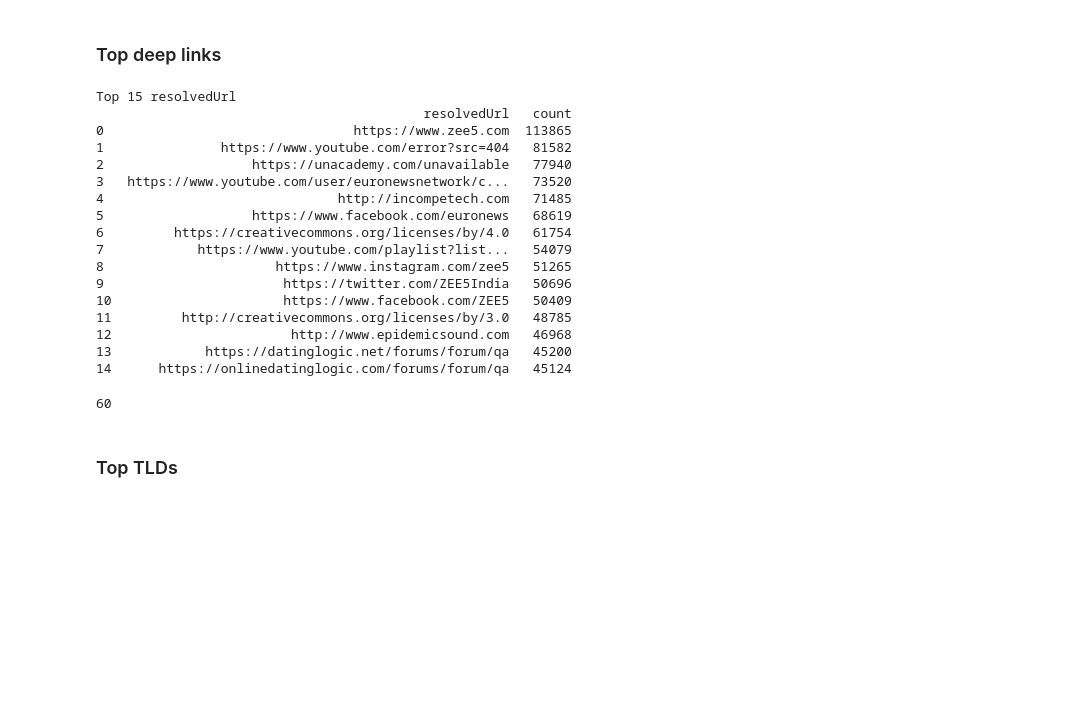
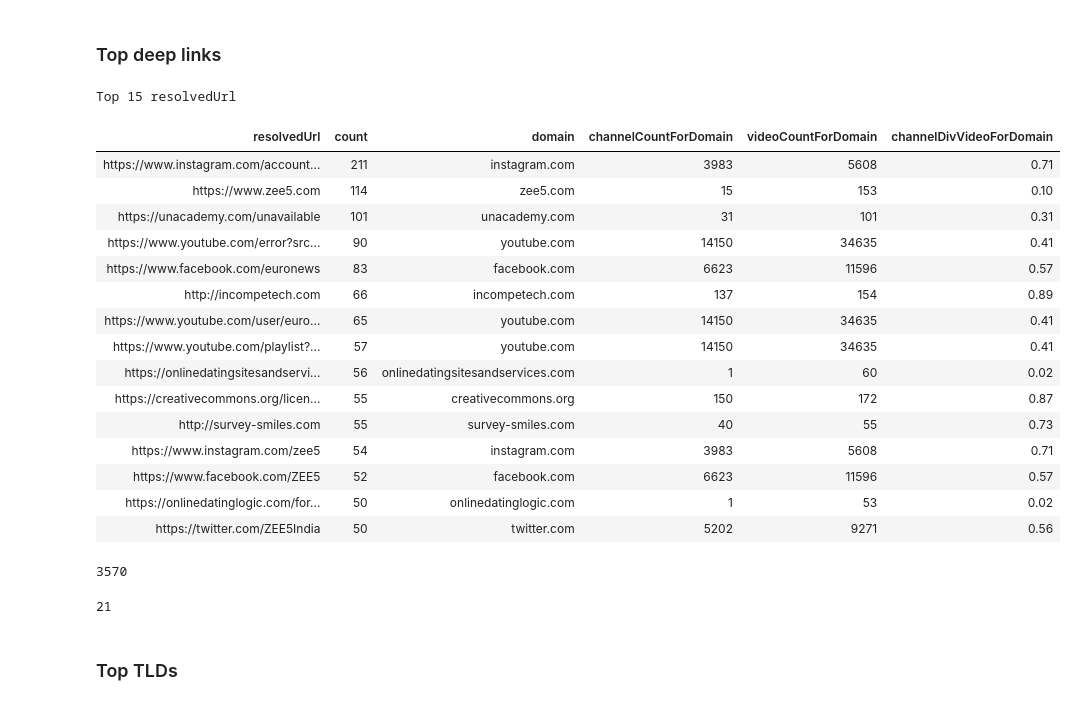
Before and after one commit to ErikBorra/yt_url_analysis, a Jupyter notebook: urls_analysis.ipynb, the cells around one changed output. Cells and saved outputs as stored; diff of their text form; code cells hidden in the pictures; blank space fills up the shorter version.

```diff
--- a/urls_analysis.ipynb
+++ b/urls_analysis.ipynb
@@ -297,35 +414,52 @@ Top 15 hosts
 # %%
 # reset count column
 pd_url_data['count'] = 1
 # count resolved deep links in URLs data set and sort in reverse
-pd_url_data_groupedUrl = pd_url_data.groupby(["resolvedUrl"]).count()['count'].sort_values(ascending=False).reset_index()
+pd_url_data_groupedUrl = pd_url_data.groupby(["resolvedUrl"]).count()['count'].sort_values(ascending=False).reset_index().head(limit)
+
+# add diversity measure
+pd_url_data_groupedUrl = clean_data(pd_url_data_groupedUrl,False)
+
+pd_url_data_groupedUrl['channelCountForDomain'] = pd_url_data_groupedUrl['domain'].map(channelCountForDomain)
+pd_url_data_groupedUrl['videoCountForDomain'] = pd_url_data_groupedUrl['domain'].map(videoCountForDomain)
+pd_url_data_groupedUrl['channelDivVideoForDomain'] = round(pd_url_data_groupedUrl['channelCountForDomain'] / pd_url_data_groupedUrl['videoCountForDomain'],2)
+
 # print header
 print("Top %s resolvedUrl" % (limit))
 # print most used deep links
-print(pd_url_data_groupedUrl.head(limit))
+with pd.option_context('display.precision', 2):
+    display(pd_url_data_groupedUrl.style.hide_index())
 
 # free up memory
 del pd_url_data_groupedUrl
 gc.collect()
 # %% [output]
 Top 15 resolvedUrl
-                                          resolvedUrl   count
-0                                https://www.zee5.com  113865
-1               https://www.youtube.com/error?src=404   81582
-2                   https://unacademy.com/unavailable   77940
-3   https://www.youtube.com/user/euronewsnetwork/c...   73520
-4                              http://incompetech.com   71485
-5                   https://www.facebook.com/euronews   68619
-6         https://creativecommons.org/licenses/by/4.0   61754
-7            https://www.youtube.com/playlist?list...   54079
-8                      https://www.instagram.com/zee5   51265
-9                       https://twitter.com/ZEE5India   50696
-10                      https://www.facebook.com/ZEE5   50409
-11         http://creativecommons.org/licenses/by/3.0   48785
-12                       http://www.epidemicsound.com   46968
-13            https://datinglogic.net/forums/forum/qa   45200
-14      https://onlinedatinglogic.com/forums/forum/qa   45124
+| resolvedUrl | count | domain | channelCountForDomain | videoCountForDomain | channelDivVideoForDomain |
+| https://www.instagram.com/account... | 211 | instagram.com | 3983 | 5608 | 0.71 |
+| https://www.zee5.com | 114 | zee5.com | 15 | 153 | 0.10 |
+| https://unacademy.com/unavailable | 101 | unacademy.com | 31 | 101 | 0.31 |
+| https://www.youtube.com/error?src... | 90 | youtube.com | 14150 | 34635 | 0.41 |
+| https://www.facebook.com/euronews | 83 | facebook.com | 6623 | 11596 | 0.57 |
+| http://incompetech.com | 66 | incompetech.com | 137 | 154 | 0.89 |
+| https://www.youtube.com/user/euro... | 65 | youtube.com | 14150 | 34635 | 0.41 |
+| https://www.youtube.com/playlist?... | 57 | youtube.com | 14150 | 34635 | 0.41 |
+| https://onlinedatingsitesandservi... | 56 | onlinedatingsitesandservices.com | 1 | 60 | 0.02 |
+| https://creativecommons.org/licen... | 55 | creativecommons.org | 150 | 172 | 0.87 |
+| http://survey-smiles.com | 55 | survey-smiles.com | 40 | 55 | 0.73 |
+| https://www.instagram.com/zee5 | 54 | instagram.com | 3983 | 5608 | 0.71 |
+| https://www.facebook.com/ZEE5 | 52 | facebook.com | 6623 | 11596 | 0.57 |
+| https://onlinedatinglogic.com/for... | 50 | onlinedatinglogic.com | 1 | 53 | 0.02 |
+| https://twitter.com/ZEE5India | 50 | twitter.com | 5202 | 9271 | 0.56 |
-60
+3570
+# %%
+# free up memory
+del videoCountForChannel
+del videoCountForDomain
+del channelCountForDomain
+gc.collect()
+# %% [output]
+21
 # %% [markdown]
 ### Top TLDs
 # %%
```
Also changed, not shown: parts of 33 cells of this notebook.
